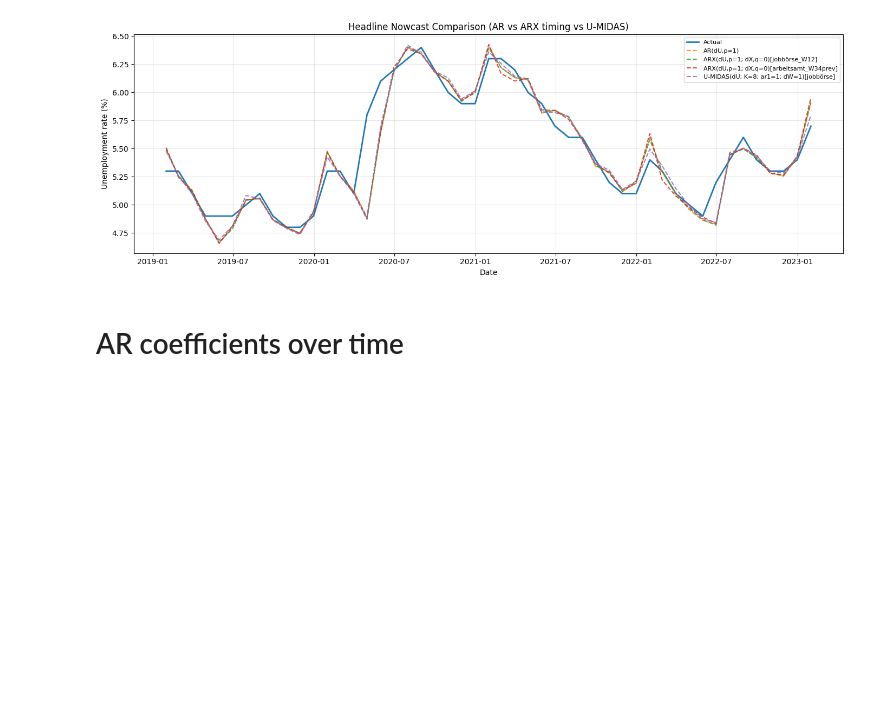
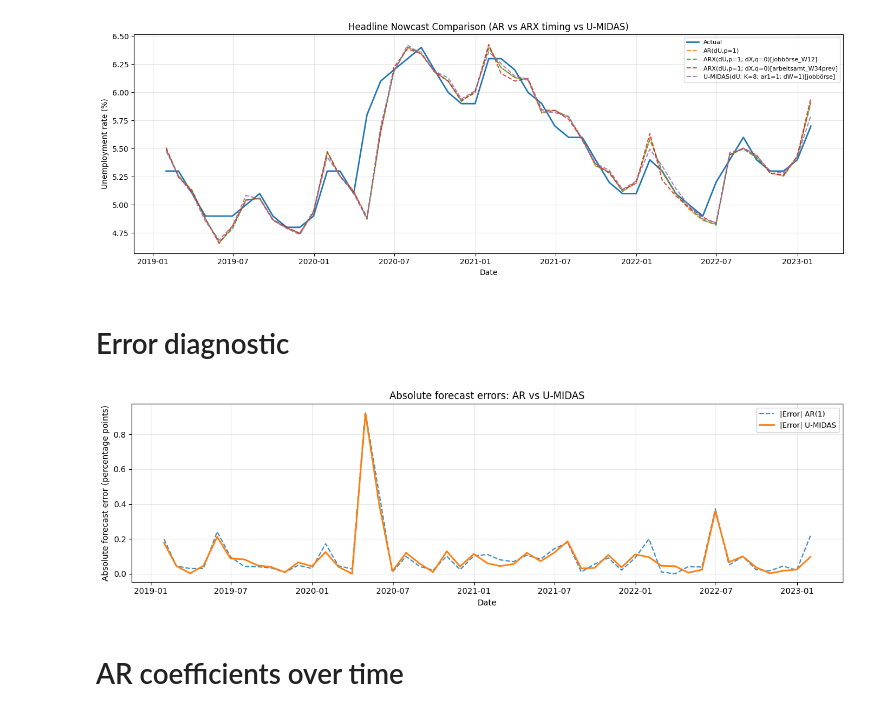
Before and after one commit to ungeralexan/seminar-econometrics, a Jupyter notebook: robustness/Unger_6946672.ipynb, the cells around one changed output. Cells and saved outputs as stored; diff of their text form; code cells hidden in the pictures; blank space fills up the shorter version.

```diff
--- a/robustness/Unger_6946672.ipynb
+++ b/robustness/Unger_6946672.ipynb
@@ -1719,6 +1719,40 @@ headline_models = [
 plot_models(store, models=headline_models, title="Headline Nowcast Comparison (AR vs ARX timing vs U-MIDAS)")
 # %% [output]
 [figure]
+# %% [markdown]
+# Error diagnostic
+# %%
+def plot_abs_error_comparison(store, model_ar, model_midas, title=None):
+    # Align on common support
+    err_ar = store[model_ar]["err"]
+    err_midas = store[model_midas]["err"]
+    idx = err_ar.dropna().index.intersection(err_midas.dropna().index)
+
+    df = pd.DataFrame({
+        "AR(1)": err_ar.loc[idx].abs(),
+        "U-MIDAS (jobbörse, ar1=1)": err_midas.loc[idx].abs()
+    })
+
+    plt.figure(figsize=(13, 4))
+    plt.plot(df.index, df["AR(1)"], linestyle="--", label="|Error| AR(1)", alpha=0.85)
+    plt.plot(df.index, df["U-MIDAS (jobbörse, ar1=1)"],
+             linestyle="-", label="|Error| U-MIDAS", linewidth=2)
+
+    plt.xlabel("Date")
+    plt.ylabel("Absolute forecast error (percentage points)")
+    plt.title(title or "Absolute forecast errors: AR vs U-MIDAS")
+    plt.grid(True, alpha=0.3)
+    plt.legend(fontsize=9)
+    plt.tight_layout()
+    plt.show()
+# %%
+plot_abs_error_comparison(
+    store,
+    model_ar="AR(dU,p=1)",
+    model_midas="U-MIDAS(dU; K=8; ar1=1; dW=1)[jobbörse]"
+)
+# %% [output]
+[figure, added]
 # %% [markdown]
 # AR coefficients over time
 # %%
```
Also changed, not shown: parts of 4 cells of this notebook.
